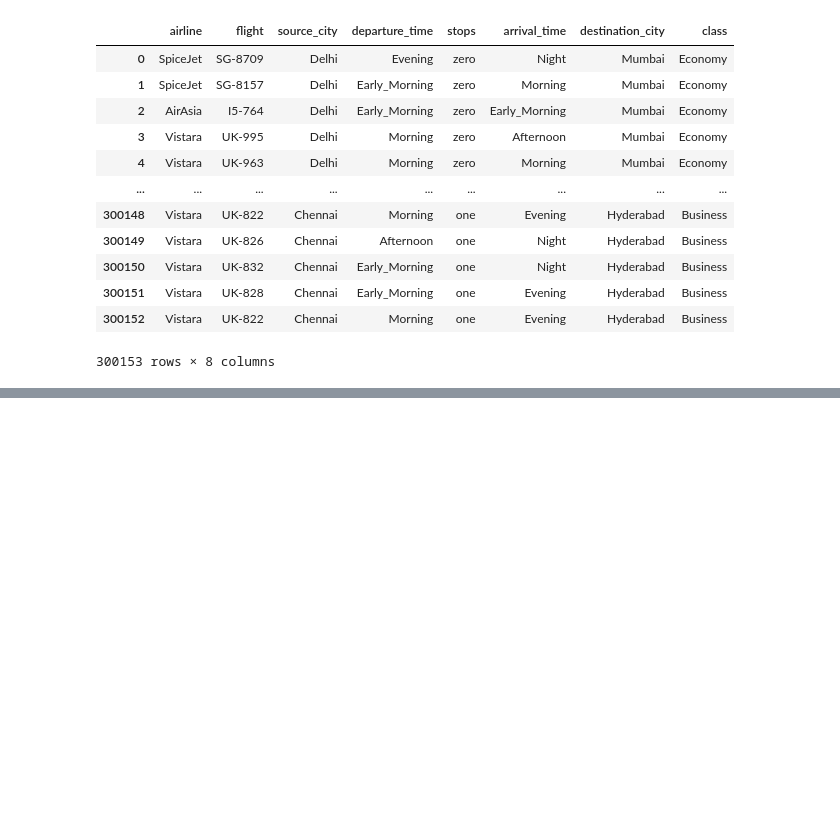
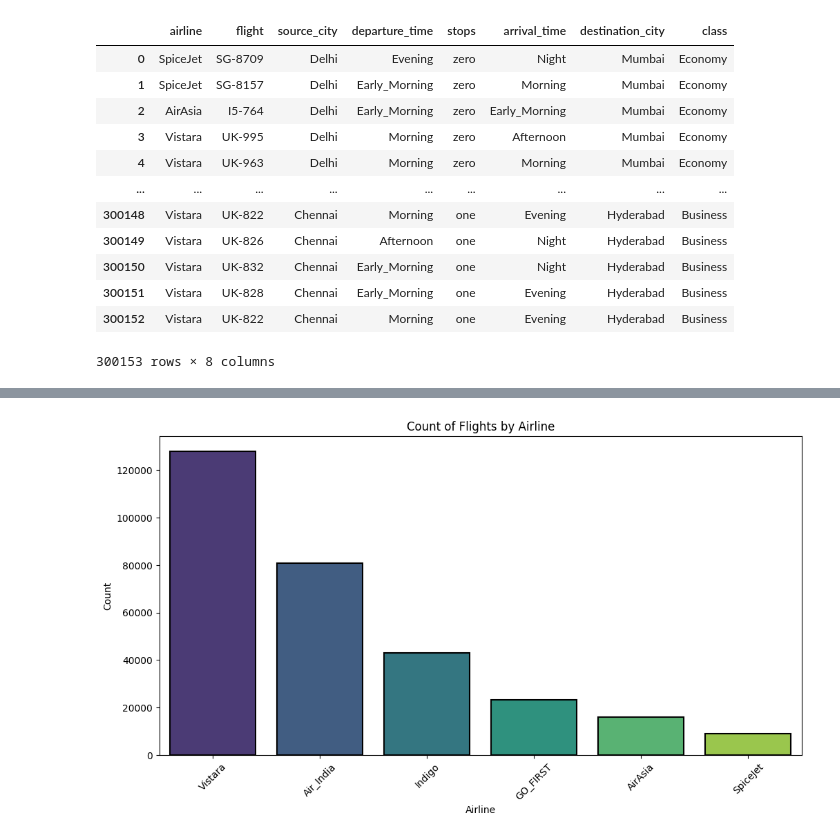
Before and after one commit to dinislamweb/flight_price_prediction, a Jupyter notebook: flight_price_prediction.ipynb, the cells around one changed output, grey strips where cells are left out. Drawn from its saved outputs; the diff is of its cells as text; code cells hidden in the pictures; blank space fills up the shorter version.

```diff
--- a/flight_price_prediction.ipynb
+++ b/flight_price_prediction.ipynb
@@ -231,0 +264,11 @@ categorical_col
+# %%
+# Countplot for airline
+plt.figure(figsize=(12,6))
+sns.countplot(data=df, x='airline', order=df['airline'].value_counts().index, palette='viridis', edgecolor='black', linewidth=1.5,color='blue')
+plt.title('Count of Flights by Airline')
+plt.xlabel('Airline')
+plt.ylabel('Count')
+plt.xticks(rotation=45)
+plt.show()
+# %% [output]
+[figure, added]
```
Also changed, not shown: parts of 39 cells of this notebook.
